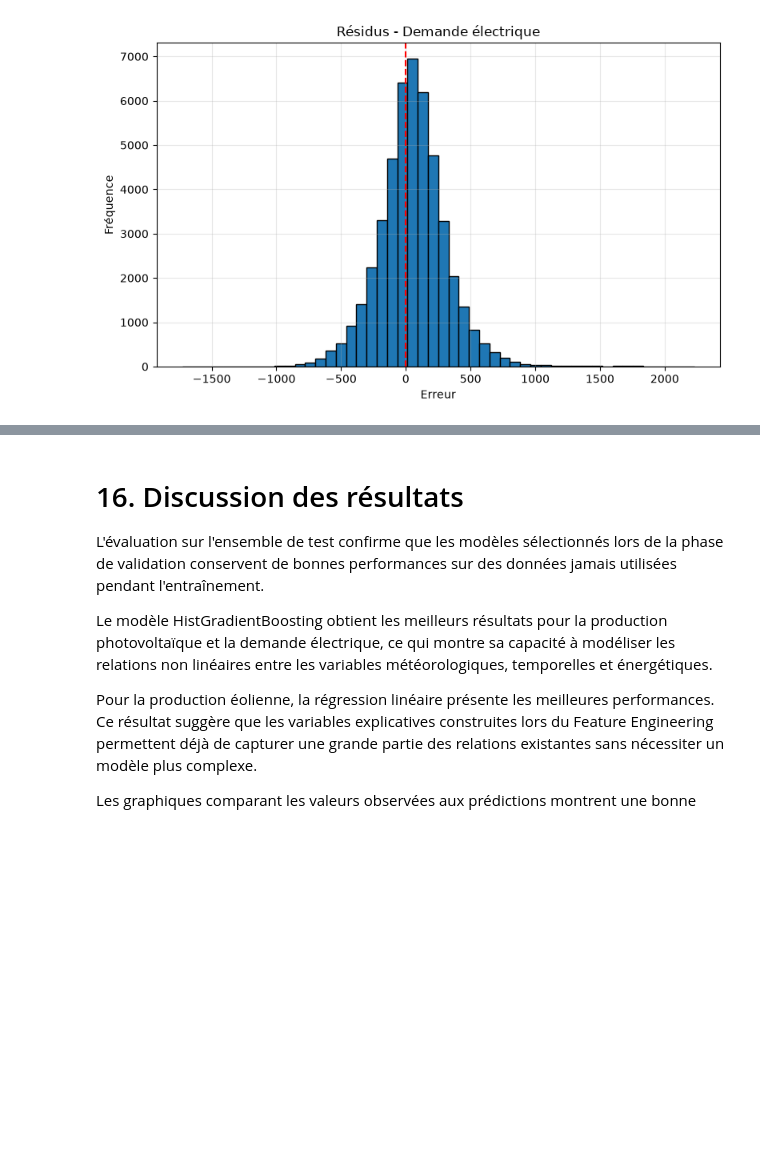
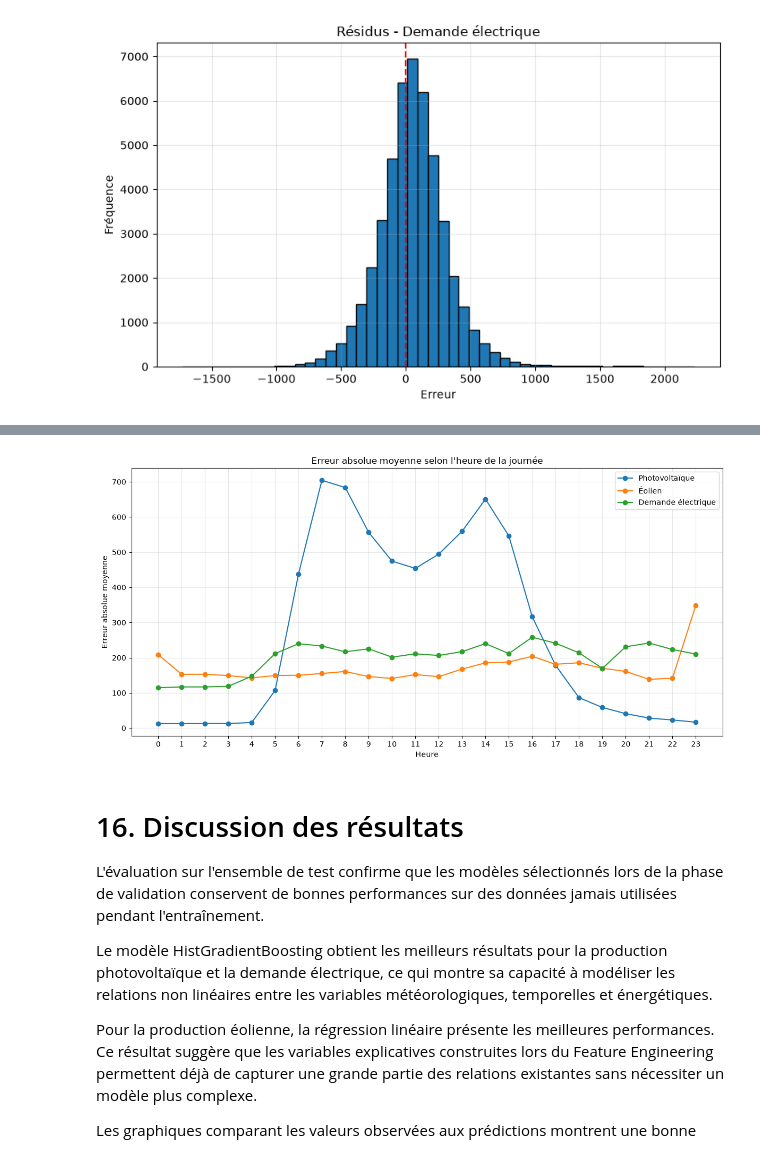
Before and after one commit to celestinesia31/Smart_energy_forecasting, a Jupyter notebook: notebooks/06_model_evaluation.ipynb, the cells around one changed output, grey strips where cells are left out. Cells and saved outputs as stored; diff of their text form; code cells hidden in the pictures; blank space fills up the shorter version.

```diff
--- a/notebooks/06_model_evaluation.ipynb
+++ b/notebooks/06_model_evaluation.ipynb
@@ -778,3 +821,46 @@ plot_residuals(
+# %%
+# VISUALISATION DES ERREURS MOYENNES PAR HEURE
+
+plt.figure(figsize=(12, 6))
+
+plt.plot(
+    hourly_errors.index,
+    hourly_errors["PV_erreur_abs"],
+    marker="o",
+    label="Photovoltaïque"
+)
+
+plt.plot(
+    hourly_errors.index,
+    hourly_errors["Wind_erreur_abs"],
+    marker="o",
+    label="Éolien"
+)
+
+plt.plot(
+    hourly_errors.index,
+    hourly_errors["Demand_erreur_abs"],
+    marker="o",
+    label="Demande électrique"
+)
+
+plt.title("Erreur absolue moyenne selon l'heure de la journée")
+plt.xlabel("Heure")
+plt.ylabel("Erreur absolue moyenne")
+plt.xticks(range(0, 24))
+plt.grid(alpha=0.3)
+plt.legend()
+plt.tight_layout()
+
+plt.savefig(
+    FIGURES_DIR / "mean_absolute_error_by_hour.png",
+    dpi=300,
+    bbox_inches="tight"
+)
+
+plt.show()
+# %% [output]
+[figure, added]
 # %% [markdown]
 # 16. Discussion des résultats
 
```
Also changed, not shown: parts of 5 cells of this notebook, 17 other files.
